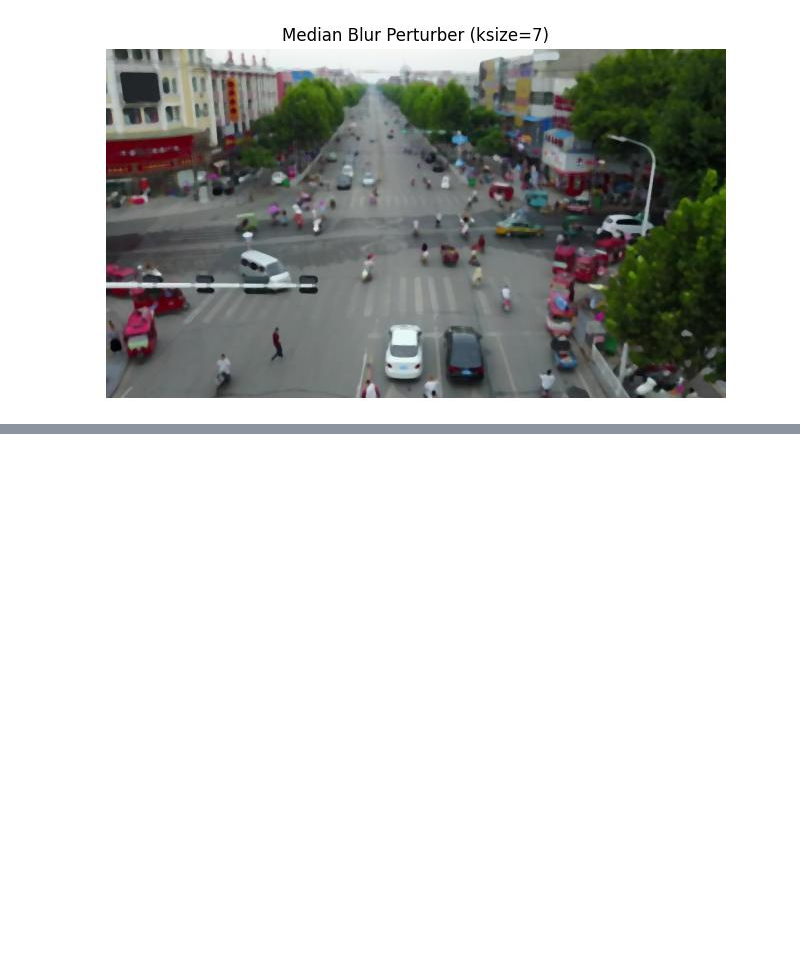
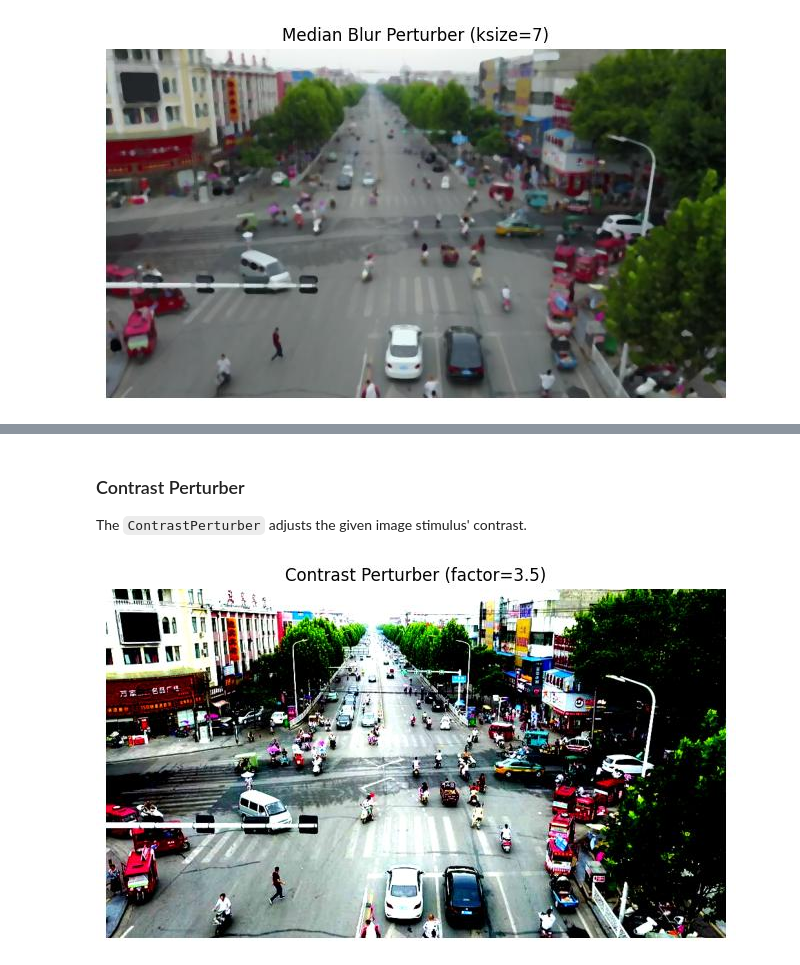
Before and after one commit to Kitware/nrtk, a Jupyter notebook: examples/perturbers.ipynb, the cells around one changed output, grey strips where cells are left out. Drawn from its saved outputs; the diff is of its cells as text; code cells hidden in the pictures; blank space fills up the shorter version.

```diff
--- a/examples/perturbers.ipynb
+++ b/examples/perturbers.ipynb
@@ -250,0 +294,14 @@ display(median_blur_out, f"Median Blur Perturber {config_to_str(median_blur_pert
+# %% [markdown]
+### Contrast Perturber <a name="contrast-perturber"></a>
+
+The `ContrastPerturber` adjusts the given image stimulus' contrast.
+# %%
+factor = 3.5
+
+contrast_perturber = ContrastPerturber(
+    factor=factor
+)
+contrast_out = contrast_perturber(img)
+display(contrast_out, f"Contrast Perturber {config_to_str(contrast_perturber.get_config())}")
+# %% [output]
+[figure, added]
```
Also changed, not shown: parts of 9 cells of this notebook, 8 other files.
